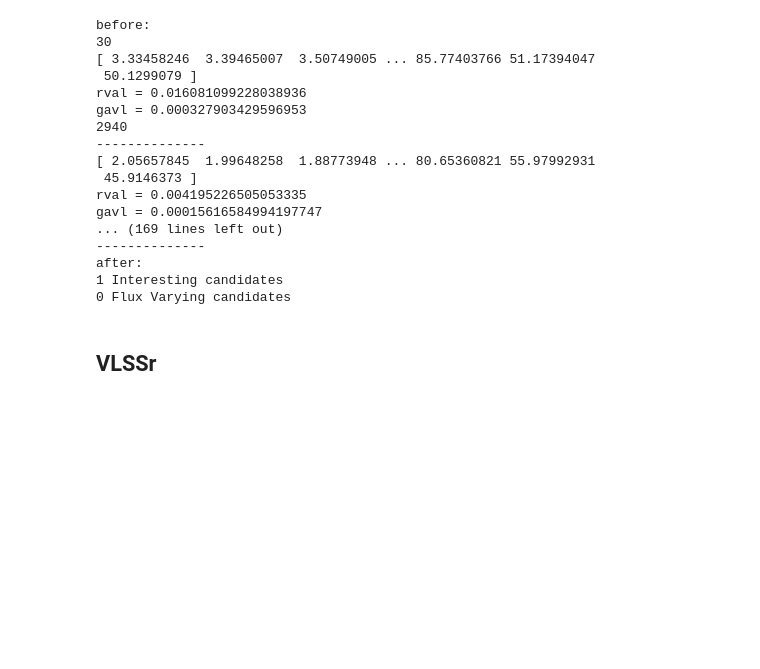
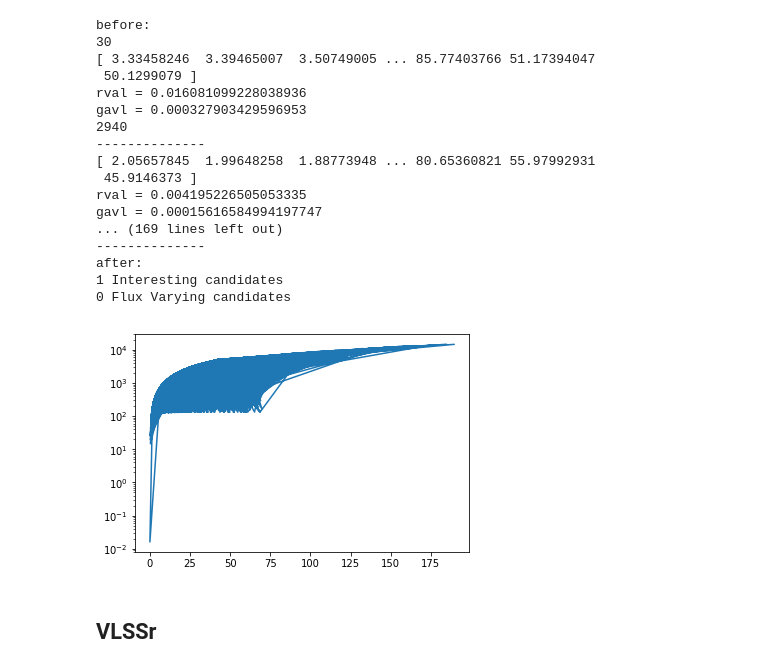
Before and after one commit to Kriandir/KrieksNotebook, a Jupyter notebook: KrieksTransients/SortingTransientsbyKriek-Copy2.ipynb, the cells around one changed output. Cells and saved outputs as stored; diff of their text form; code cells hidden in the pictures; blank space fills up the shorter version.

Commit message:
on the right track to figure out rcheck dependence of euc

```diff
--- a/KrieksTransients/SortingTransientsbyKriek-Copy2.ipynb
+++ b/KrieksTransients/SortingTransientsbyKriek-Copy2.ipynb
@@ -395,24 +393,6 @@ using deruiter distance
     print 'after:'
     print str(len(PosVar.instances)) +" Interesting candidates"
     print str(len(FluxVar.instances)) + " Flux Varying candidates"
-# %%
-def CompareEuc(data,indexlist,rcheck,i):
-    Y = distance.cdist(i.radec,data.radec,'euclidean')
-    r = CalcDeRuiter(vars(i),np.array(data.ra),np.array(data.rae),np.array(data.dec),np.array(data.dece))
-    for g in Y:
-        print g
-        rval = 1000000
-        gval = 1000000
-        for j in range(len(r)):
-            if r[j] <=rcheck:
-                if rval > r[j]:
-                    rval = r[j]
-                    gval = g[j]
-                indexlist.append(j)
-        print "rval = " + str(rval)
-        print "gavl = " + str(gval)
-        print i.id
-        print "--------------"
 # %% [markdown]
 Class object for saving our candidate transients, class object for storing objects that have varying flux compared to external database and
 Initialize our transients class and other banana sources lists.
@@ -597,6 +577,24 @@ gavl = 0.00015616584994197747
 after:
 1 Interesting candidates
 0 Flux Varying candidates
+# %%
+def CompareEuc(data):
+    Y = distance.cdist(Transients.instances[0].radec,data.radec,'euclidean')
+    r = CalcDeRuiter(vars(Transients.instances[0]),np.array(data.ra),np.array(data.rae),np.array(data.dec),np.array(data.dece))
+    for g in Y:
+
+        z = np.column_stack((g,r))
+
+    for i in z:
+        if i[1] == 5:
+            print i[0], i[1]
+    plt.plot(z[:,0],z[:,1])
+    plt.yscale('log')
+    plt.show()
+# %%
+CompareEuc(tgss)
+# %% [output]
+[figure, added]
 # %%
 # print "Candidate links"
 # for i in Transients.instances:
```
Also changed, not shown: parts of 2 cells of this notebook.
